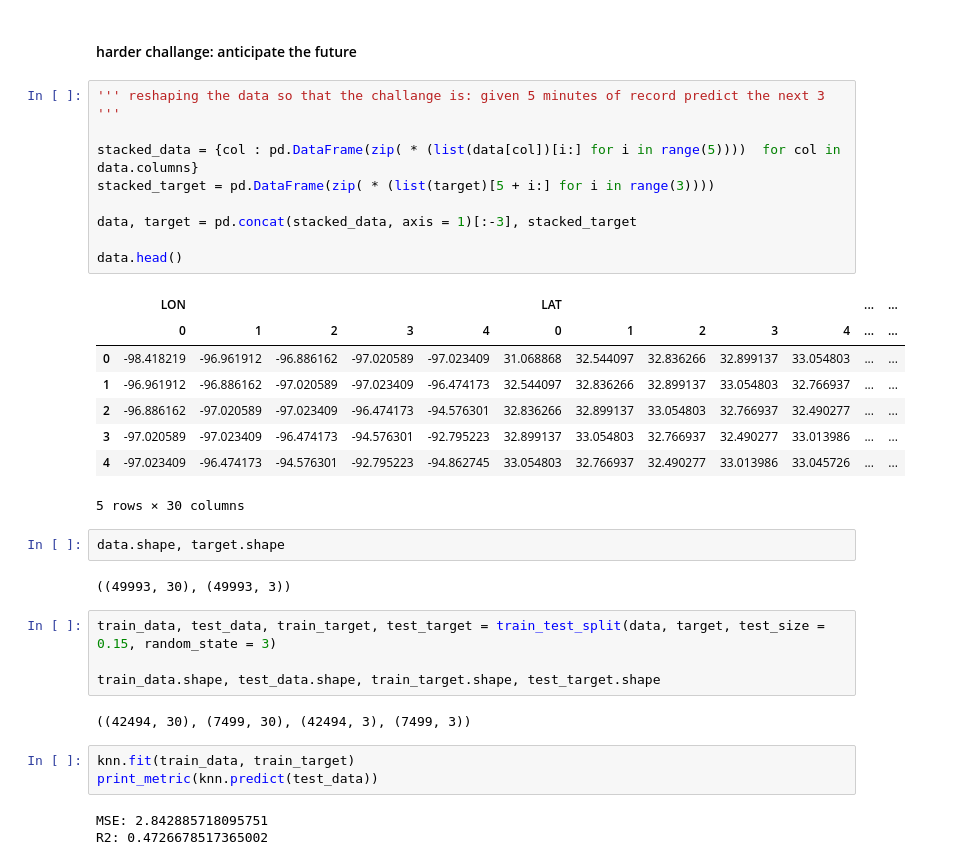
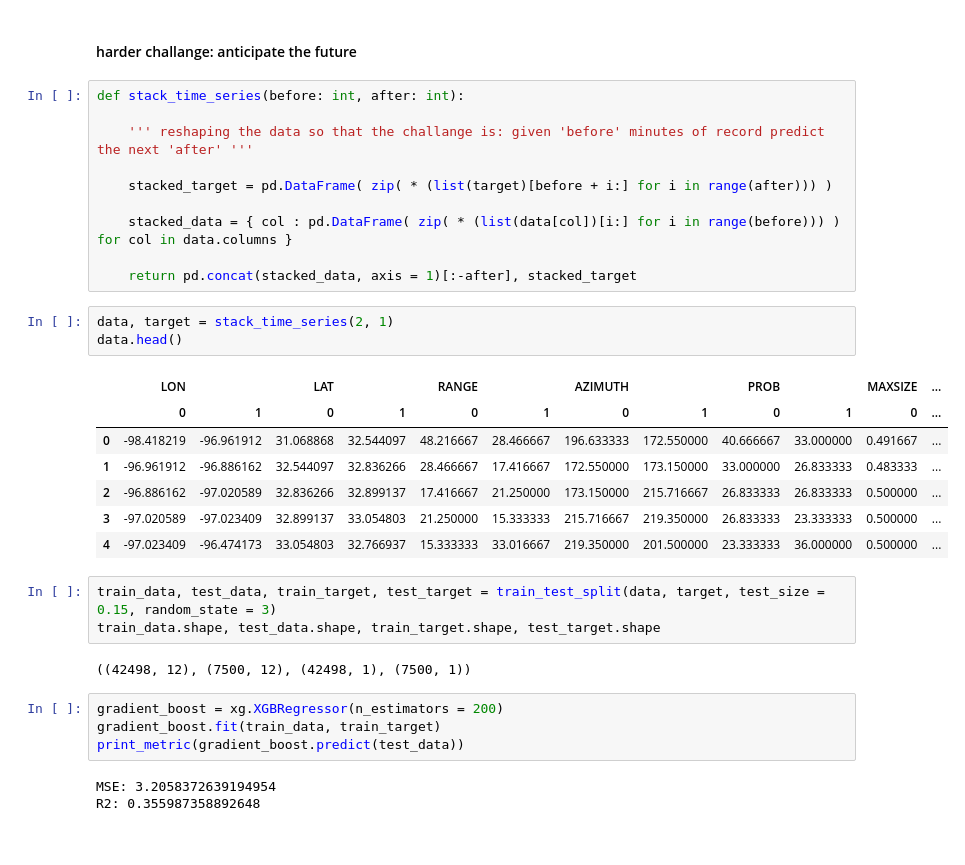
Before and after one commit to Israel0545488592/Regression, a Jupyter notebook: reression.ipynb, the cells around one changed output. Cells and saved outputs as stored; diff of their text form.

```diff
--- a/reression.ipynb
+++ b/reression.ipynb
@@ -181,36 +159,35 @@ R2: 0.7505735674713785
 # %% [markdown]
 #### harder challange: anticipate the future
 # %%
-''' reshaping the data so that the challange is: given 5 minutes of record predict the next 3 '''
+def stack_time_series(before: int, after: int):
 
-stacked_data = {col : pd.DataFrame(zip( * (list(data[col])[i:] for i in range(5))))  for col in data.columns}
-stacked_target = pd.DataFrame(zip( * (list(target)[5 + i:] for i in range(3))))
+    ''' reshaping the data so that the challange is: given 'before' minutes of record predict the next 'after' '''
 
-data, target = pd.concat(stacked_data, axis = 1)[:-3], stacked_target
+    stacked_target = pd.DataFrame( zip( * (list(target)[before + i:] for i in range(after))) )
 
-data.head()
+    stacked_data = { col : pd.DataFrame( zip( * (list(data[col])[i:] for i in range(before))) )  for col in data.columns }
+
+    return pd.concat(stacked_data, axis = 1)[:-after], stacked_target
-# %% [output]
-|  | LON |  |  |  |  | LAT |  |  |  |  | ... | ... |
-|  | 0 | 1 | 2 | 3 | 4 | 0 | 1 | 2 | 3 | 4 | ... | ... |
-| 0 | -98.418219 | -96.961912 | -96.886162 | -97.020589 | -97.023409 | 31.068868 | 32.544097 | 32.836266 | 32.899137 | 33.054803 | ... | ... |
-| 1 | -96.961912 | -96.886162 | -97.020589 | -97.023409 | -96.474173 | 32.544097 | 32.836266 | 32.899137 | 33.054803 | 32.766937 | ... | ... |
-| 2 | -96.886162 | -97.020589 | -97.023409 | -96.474173 | -94.576301 | 32.836266 | 32.899137 | 33.054803 | 32.766937 | 32.490277 | ... | ... |
-| 3 | -97.020589 | -97.023409 | -96.474173 | -94.576301 | -92.795223 | 32.899137 | 33.054803 | 32.766937 | 32.490277 | 33.013986 | ... | ... |
-| 4 | -97.023409 | -96.474173 | -94.576301 | -92.795223 | -94.862745 | 33.054803 | 32.766937 | 32.490277 | 33.013986 | 33.045726 | ... | ... |
-5 rows × 30 columns
-# %%
-data.shape, target.shape
-# %% [output]
-((49993, 30), (49993, 3))
+# %%
+data, target = stack_time_series(2, 1)
+data.head()
+# %% [output]
+|  | LON |  | LAT |  | RANGE |  | AZIMUTH |  | PROB |  | MAXSIZE | ... |
+|  | 0 | 1 | 0 | 1 | 0 | 1 | 0 | 1 | 0 | 1 | 0 | ... |
+| 0 | -98.418219 | -96.961912 | 31.068868 | 32.544097 | 48.216667 | 28.466667 | 196.633333 | 172.550000 | 40.666667 | 33.000000 | 0.491667 | ... |
+| 1 | -96.961912 | -96.886162 | 32.544097 | 32.836266 | 28.466667 | 17.416667 | 172.550000 | 173.150000 | 33.000000 | 26.833333 | 0.483333 | ... |
+| 2 | -96.886162 | -97.020589 | 32.836266 | 32.899137 | 17.416667 | 21.250000 | 173.150000 | 215.716667 | 26.833333 | 26.833333 | 0.500000 | ... |
+| 3 | -97.020589 | -97.023409 | 32.899137 | 33.054803 | 21.250000 | 15.333333 | 215.716667 | 219.350000 | 26.833333 | 23.333333 | 0.500000 | ... |
+| 4 | -97.023409 | -96.474173 | 33.054803 | 32.766937 | 15.333333 | 33.016667 | 219.350000 | 201.500000 | 23.333333 | 36.000000 | 0.500000 | ... |
 # %%
 train_data, test_data, train_target, test_target = train_test_split(data, target, test_size = 0.15, random_state = 3)
-
 train_data.shape, test_data.shape, train_target.shape, test_target.shape
 # %% [output]
-((42494, 30), (7499, 30), (42494, 3), (7499, 3))
+((42498, 12), (7500, 12), (42498, 1), (7500, 1))
 # %%
-knn.fit(train_data, train_target)
-print_metric(knn.predict(test_data))
+gradient_boost = xg.XGBRegressor(n_estimators = 200)
+gradient_boost.fit(train_data, train_target)
+print_metric(gradient_boost.predict(test_data))
 # %% [output]
-MSE: 2.842885718095751
-R2: 0.4726678517365002
+MSE: 3.2058372639194954
+R2: 0.355987358892648
```
Also changed, not shown: parts of 14 cells of this notebook.
